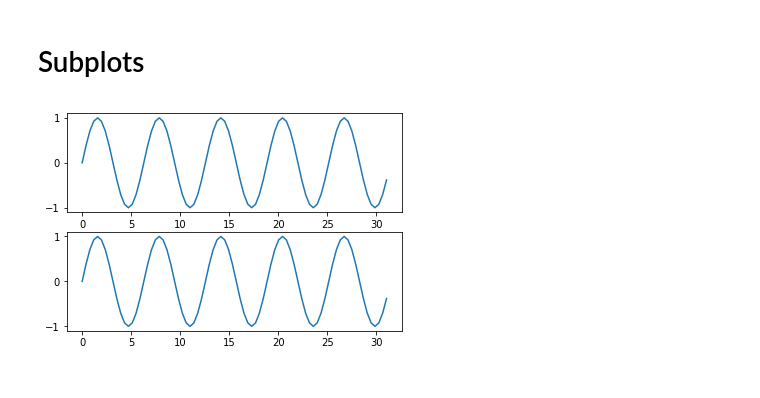
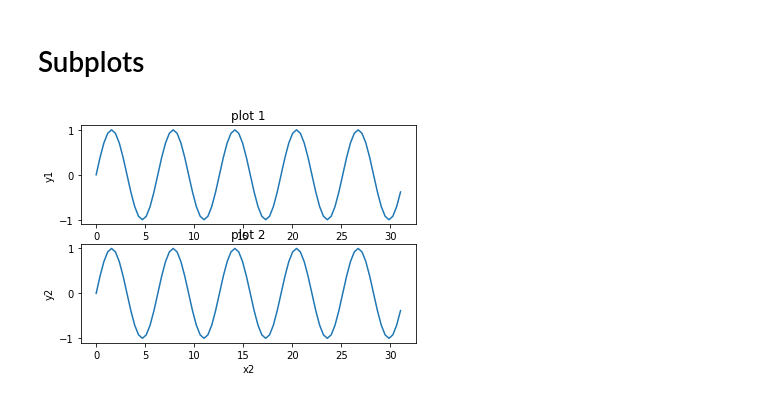
Before and after one commit to cfgong/python_code_bits, a Jupyter notebook: Python Plot Example 1.ipynb, the cells around one changed output. Drawn from its saved outputs; the diff is of its cells as text; code cells hidden in the pictures.

Commit message:
added subplot labels demo

```diff
--- a/Python Plot Example 1.ipynb
+++ b/Python Plot Example 1.ipynb
@@ -83,17 +83,35 @@ plt.show()
 [figure]
 # %% [markdown]
 # Subplots
-# %%
-end = 10 * math.pi
-
-x = np.arange(0, end, math.pi/ 8)
-y = np.sin(x)
-y2 = np.sin(x)
-
-fig, axes = plt.subplots(2, 1)
-axes[0].plot(x, y)
-axes[1].plot(x, y2)
-
-plt.show()
-# %% [output]
-[figure, removed]
+# %%
+end = 10 * math.pi
+
+x = np.arange(0, end, math.pi/ 8)
+y = np.sin(x)
+y2 = np.sin(x)
+
+fig, axes = plt.subplots(2, 1)
+axes[0].plot(x, y)
+axes[1].plot(x, y2)
+
+axes[0].set_title("plot 1")
+axes[1].set_title("plot 2")
+
+axes[0].set_ylabel("y1")
+axes[1].set_ylabel("y2")
+
+axes[0].set_xlabel("x1")
+axes[1].set_xlabel("x2")
+
+plt.subplots_adjust(left=None, bottom=None, right=None, top=None, wspace=None, hspace=None)
+
+left  = 0.125  # the left side of the subplots of the figure
+right = 0.9    # the right side of the subplots of the figure
+bottom = 0.1   # the bottom of the subplots of the figure
+top = 0.9      # the top of the subplots of the figure
+wspace = 0.2   # the amount of width reserved for blank space between subplots
+hspace = 0.2   # the amount of height reserved for white space between subplots
+
+plt.show()
+# %% [output]
+[figure, added]
```
